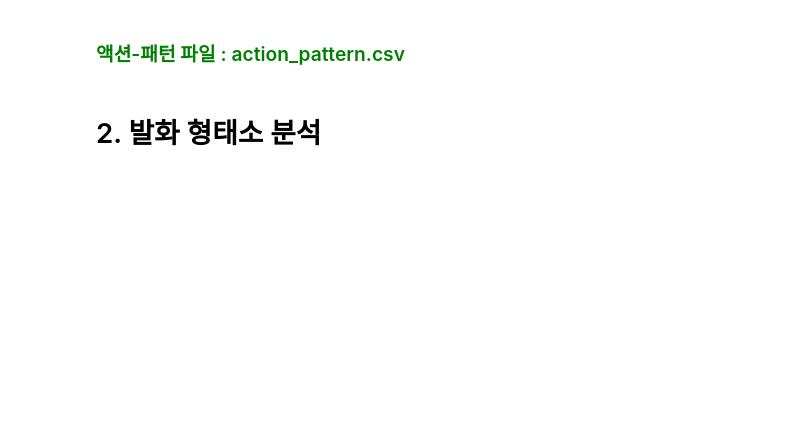
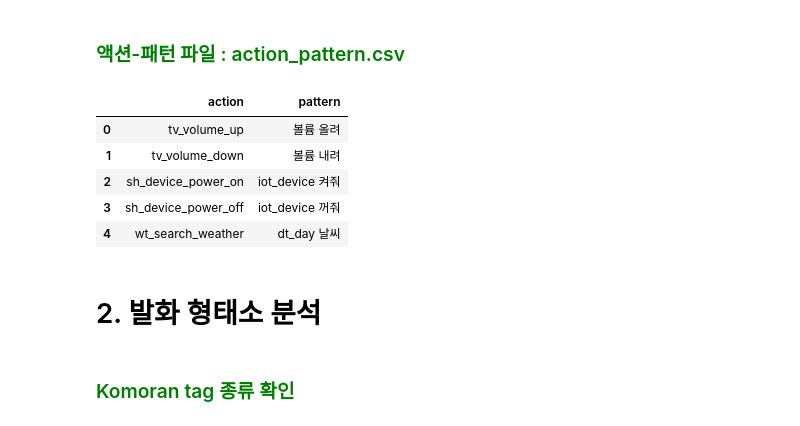
Before and after one commit to kisa036/mini_nlp, a Jupyter notebook: mini_nlp.ipynb, the cells around one changed output. Cells and saved outputs as stored; diff of their text form; code cells hidden in the pictures; blank space fills up the shorter version.

```diff
--- a/mini_nlp.ipynb
+++ b/mini_nlp.ipynb
@@ -82,7 +83,20 @@ ne_value = pd.read_csv('ne_value.csv', encoding='utf-8')
 # %% [markdown]
 ### <font color=green> 액션-패턴 파일 : action_pattern.csv </font>
+# %%
+action_pattern = pd.read_csv('action_pattern.csv', encoding='utf-8')
+# %%
+action_pattern.head()
+# %% [output]
+|  | action | pattern |
+| 0 | tv_volume_up | 볼륨 올려 |
+| 1 | tv_volume_down | 볼륨 내려 |
+| 2 | sh_device_power_on | iot_device 켜줘 |
+| 3 | sh_device_power_off | iot_device 꺼줘 |
+| 4 | wt_search_weather | dt_day 날씨 |
 # %% [markdown]
 # 2. 발화 형태소 분석
+# %% [markdown]
+### <font color=green>Komoran tag 종류 확인</font>
 # %%
 komoran = Komoran()
 komoran.tagset
```
Also changed, not shown: parts of 25 cells of this notebook.
